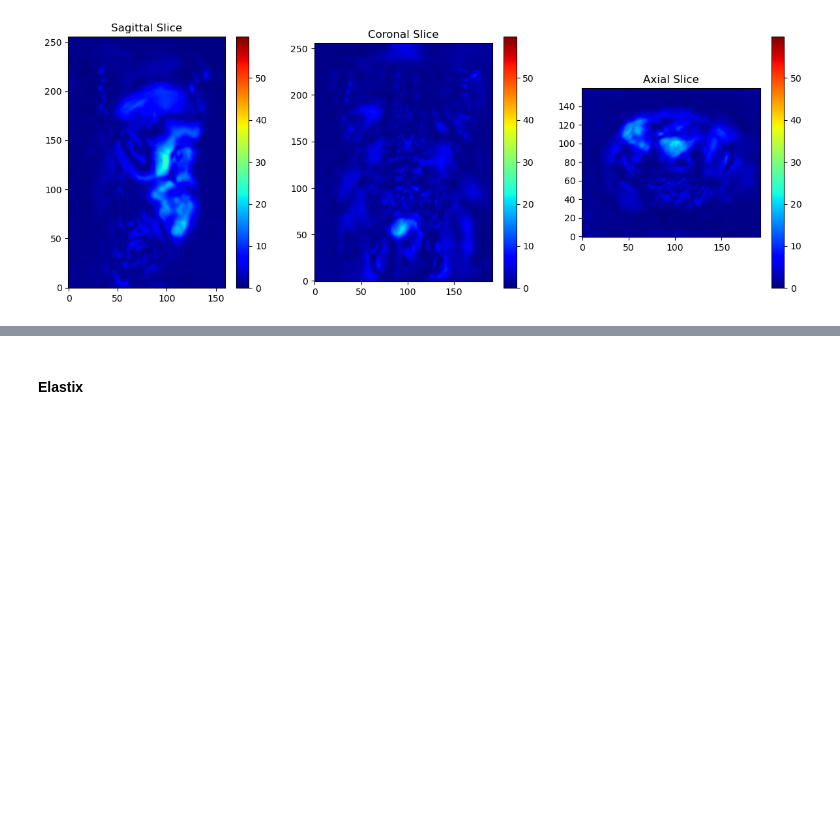
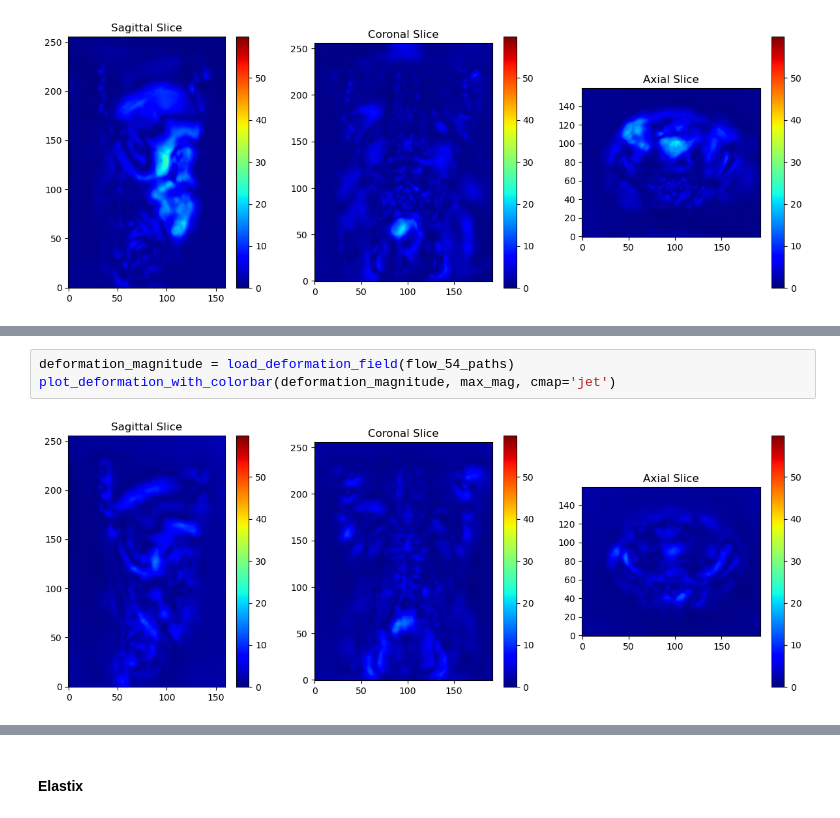
Before and after one commit to ljestaciocerquin/Med_Align_Net, a Jupyter notebook: notebooks/visualization_of_defMag.ipynb, the cells around one changed output, grey strips where cells are left out. Cells and saved outputs as stored; diff of their text form; blank space fills up the shorter version.

```diff
--- a/notebooks/visualization_of_defMag.ipynb
+++ b/notebooks/visualization_of_defMag.ipynb
@@ -200,0 +216,5 @@ plot_deformation_with_colorbar(deformation_magnitude, max_mag, cmap='jet')
+# %%
+deformation_magnitude = load_deformation_field(flow_54_paths)
+plot_deformation_with_colorbar(deformation_magnitude, max_mag, cmap='jet')
+# %% [output]
+[figure, added]
```
Also changed, not shown: parts of 6 cells of this notebook.
